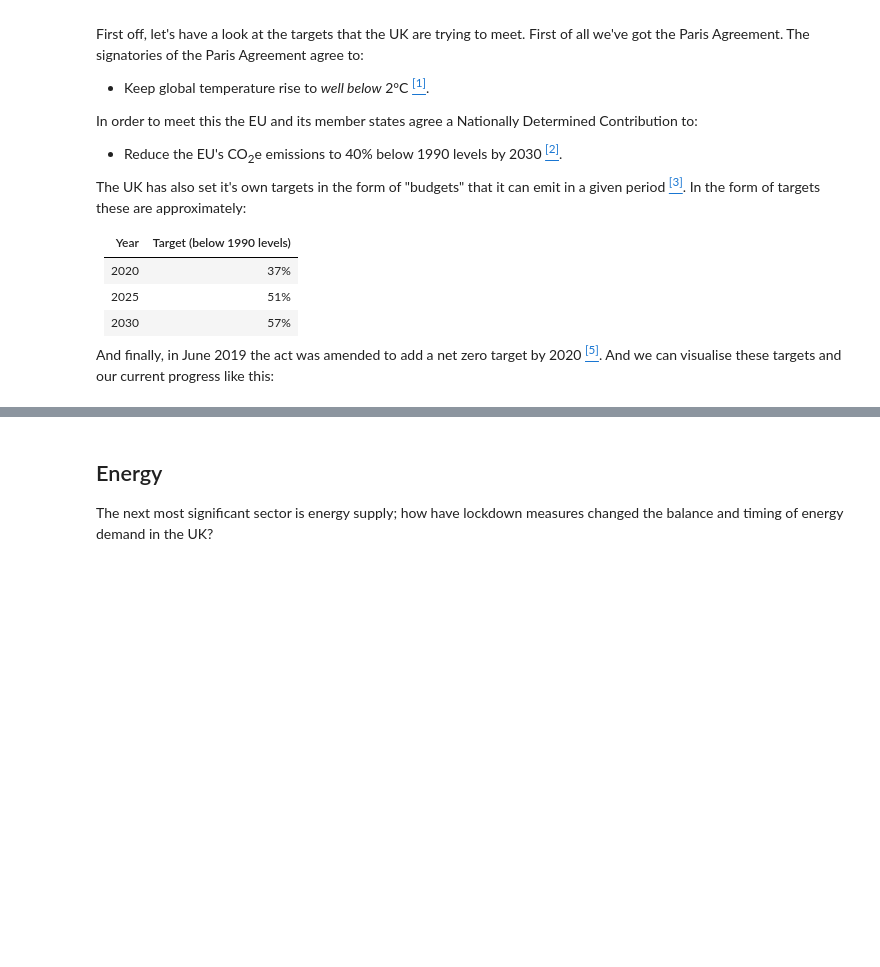
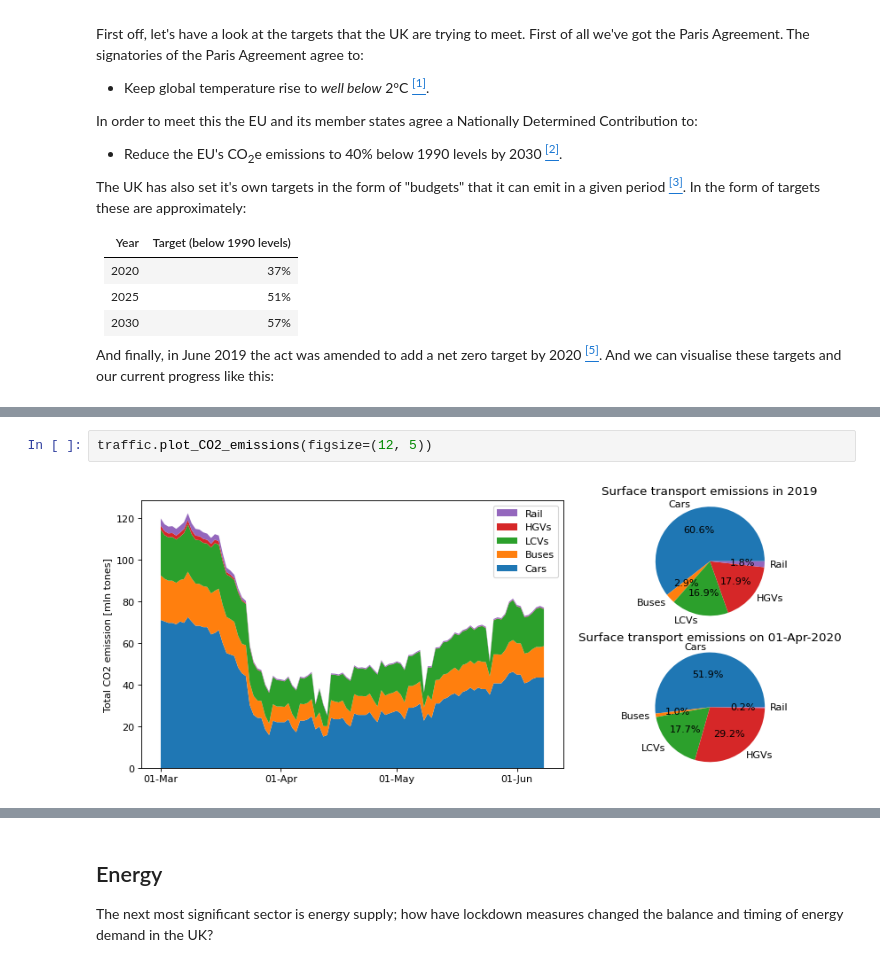
Before and after one commit to aricooperdavis/coronasaurus_NERCHackathonTwo_LearningFromLockdown, a Jupyter notebook: coronasaurus.ipynb, the cells around one changed output, grey strips where cells are left out. Saved outputs shown, nothing was run; the diff lists cells and outputs as text; blank space fills up the shorter version.

```diff
--- a/coronasaurus.ipynb
+++ b/coronasaurus.ipynb
@@ -67,0 +80,4 @@ Poitr's work will go here.
+# %%
+traffic.plot_CO2_emissions(figsize=(12, 5))
+# %% [output]
+[figure, added]
```
Also changed, not shown: parts of 11 cells of this notebook, 2 other files.
